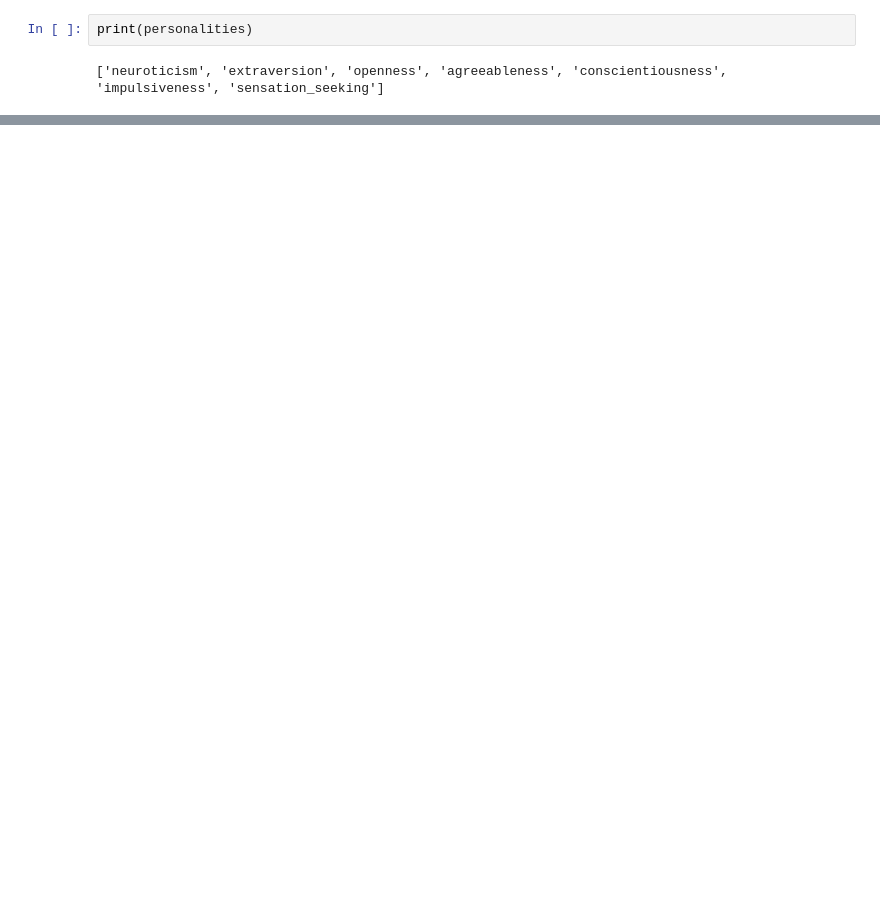
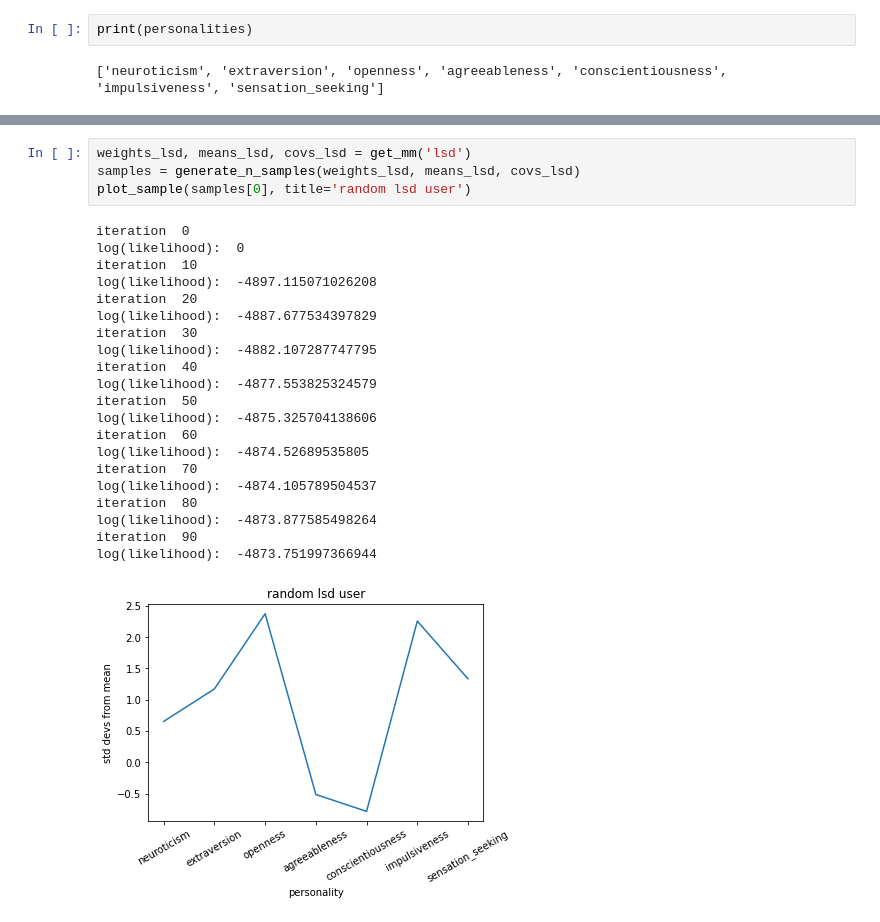
Before and after one commit to kambielawski/uciml_data_analysis, a Jupyter notebook: Drug_Consumption_Scratchpad.ipynb, the cells around one changed output, grey strips where cells are left out. Saved outputs shown, nothing was run; the diff lists cells and outputs as text; blank space fills up the shorter version.

```diff
--- a/Drug_Consumption_Scratchpad.ipynb
+++ b/Drug_Consumption_Scratchpad.ipynb
@@ -508,0 +546,26 @@ print(samples[0])
+# %%
+weights_lsd, means_lsd, covs_lsd = get_mm('lsd')
+samples = generate_n_samples(weights_lsd, means_lsd, covs_lsd)
+plot_sample(samples[0], title='random lsd user')
+# %% [output]
+iteration  0
+log(likelihood):  0
+iteration  10
+log(likelihood):  -4897.115071026208
+iteration  20
+log(likelihood):  -4887.677534397829
+iteration  30
+log(likelihood):  -4882.107287747795
+iteration  40
+log(likelihood):  -4877.553825324579
+iteration  50
+log(likelihood):  -4875.325704138606
+iteration  60
+log(likelihood):  -4874.52689535805
+iteration  70
+log(likelihood):  -4874.105789504537
+iteration  80
+log(likelihood):  -4873.877585498264
+iteration  90
+log(likelihood):  -4873.751997366944
+[figure, added]
```
Also changed, not shown: parts of 10 cells of this notebook, 2 other files.
